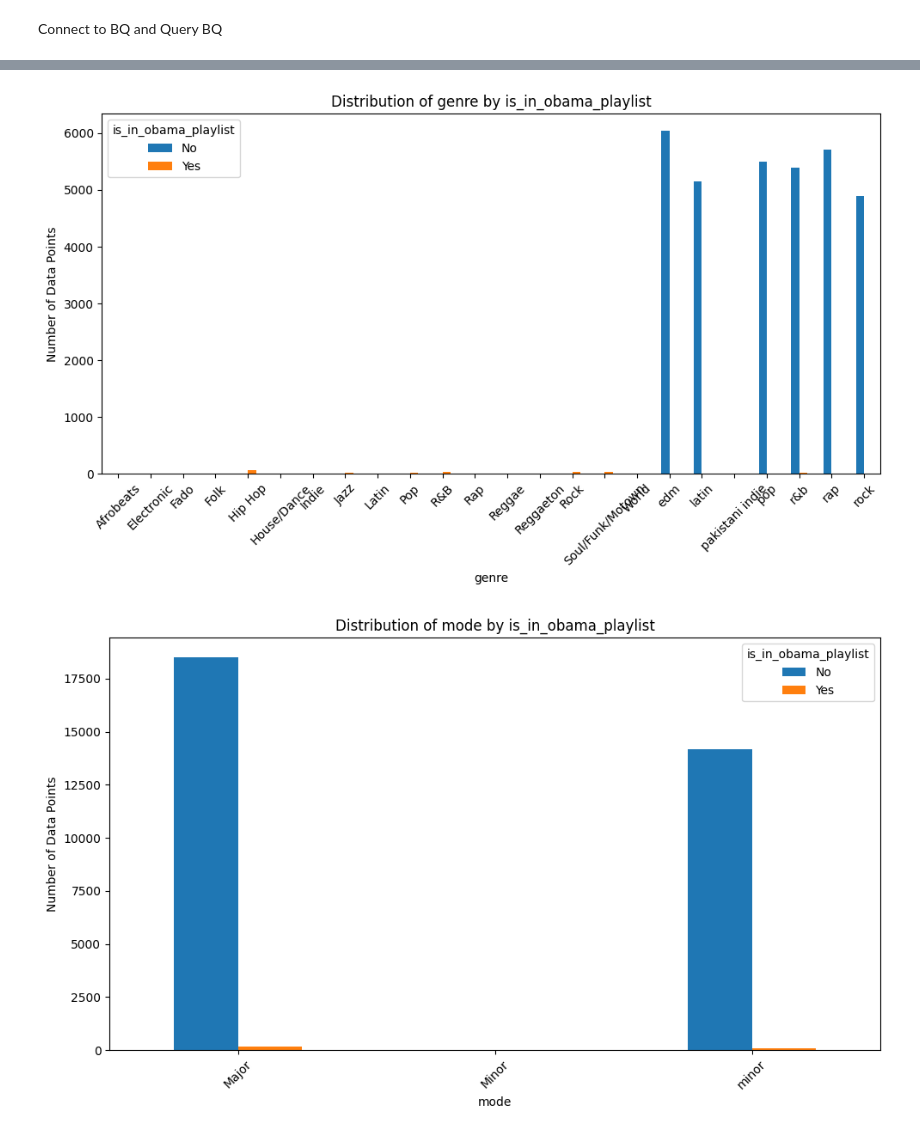
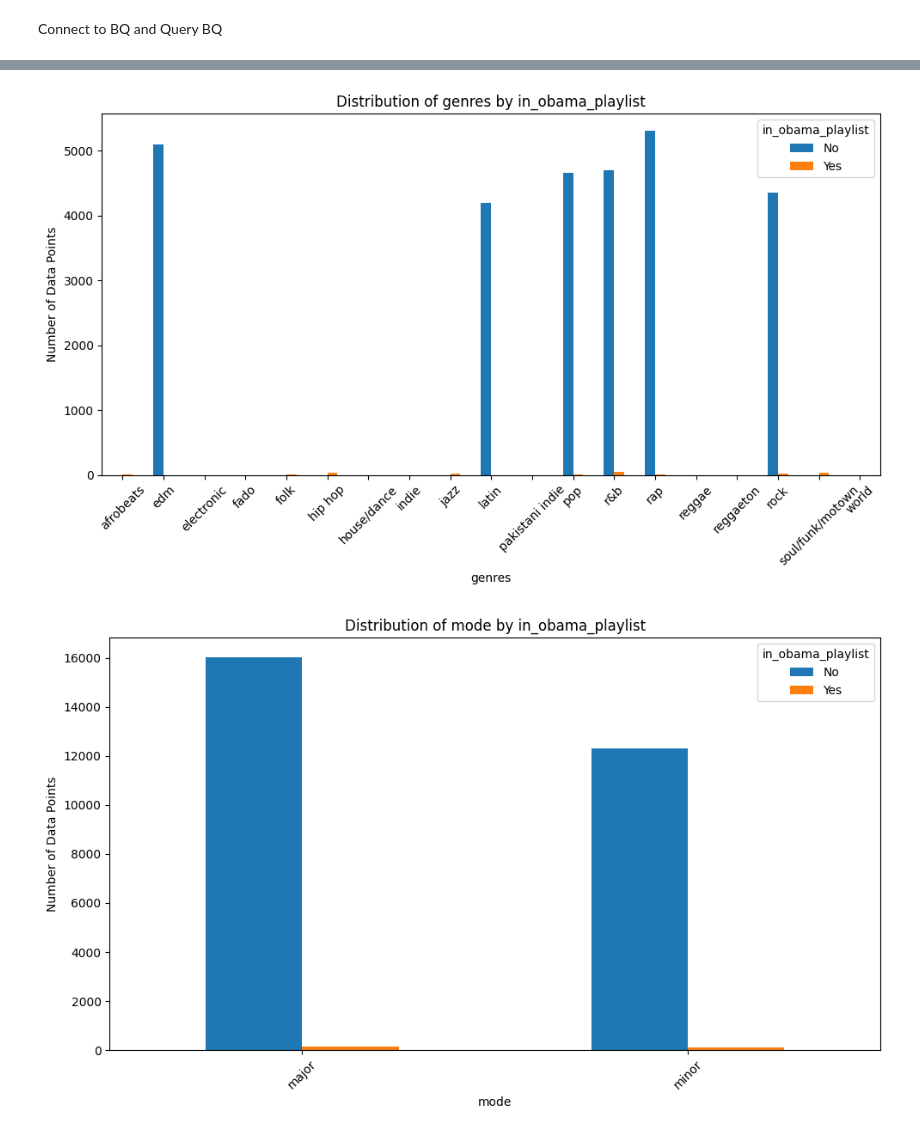
Before and after one commit to Ramonalyst/Music_Recommendation_System, a Jupyter notebook: cat_var_training_testing_list.ipynb, the cells around one changed output, grey strips where cells are left out. Cells and saved outputs as stored; diff of their text form; code cells hidden in the pictures.

```diff
--- a/cat_var_training_testing_list.ipynb
+++ b/cat_var_training_testing_list.ipynb
@@ -11,7 +11,7 @@ from google.cloud import bigquery
 Connect to BQ and Query BQ
 # %%
 credentials = service_account.Credentials.from_service_account_file(
-'d:/Users/Ramona/Desktop/music-recommendation-system-24-3d0d21fb1f8b.json')
+"C:/Users/miria/Desktop/music-recommendation-system-24-3d0d21fb1f8b.json")
 # music-recommendation-system-24-3d0d21fb1f8b.json is the service account JSON file. Save the file locally on your device and add the path here.
 # make sure that the slashes in the path are '/' and not '\'
 
@@ -43,5 +43,5 @@ df_bq.head()
 # %%
 # Create the contingency table with cumulative values
-df_columns_to_keep = df_bq[['key', 'genre', 'mode', 'is_in_obama_playlist']]
+df_columns_to_keep = df_bq[['key_name', 'genres', 'mode', 'in_obama_playlist']]
 df_columns_to_keep.head()
 # %% [output]
@@ -68,19 +68,19 @@ memory usage: 1.0+ MB
 # %%
 # List of categorical variables
-categorical_vars = ['key', 'genre', 'mode']
+categorical_vars = ['key_name', 'genres', 'mode']
 
 # Create bar plots for each categorical variable
 for var in categorical_vars:
     # Group by the categorical variable and 'is_in_obama_playlist'
-    grouped_data = df_columns_to_keep.groupby([var, 'is_in_obama_playlist']).size().unstack(fill_value=0)
+    grouped_data = df_columns_to_keep.groupby([var, 'in_obama_playlist']).size().unstack(fill_value=0)
 
     # Plot the data
     grouped_data.plot(kind='bar', figsize=(10, 6))
-    plt.title(f'Distribution of {var} by is_in_obama_playlist')
+    plt.title(f'Distribution of {var} by in_obama_playlist')
     plt.xlabel(var)
     plt.xticks(rotation=45)
     plt.ylabel('Number of Data Points')
-    plt.legend(title='is_in_obama_playlist', labels=['No', 'Yes'])
+    plt.legend(title='in_obama_playlist', labels=['No', 'Yes'])
     plt.tight_layout()
     plt.show()
 # %% [output]
@@ -88,5 +88,5 @@ for var in categorical_vars:
-[figure, old version]
+[figure, new version]
-[figure, old version]
+[figure, new version]
 # %%
 # Create an empty dictionary to store contingency tables
 contingency_tables = {}
```
Also changed, not shown: parts of 6 cells of this notebook.
